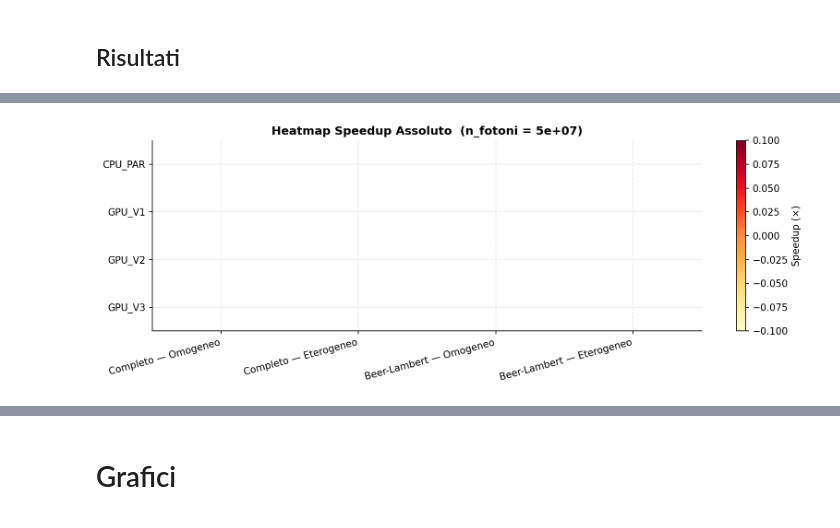
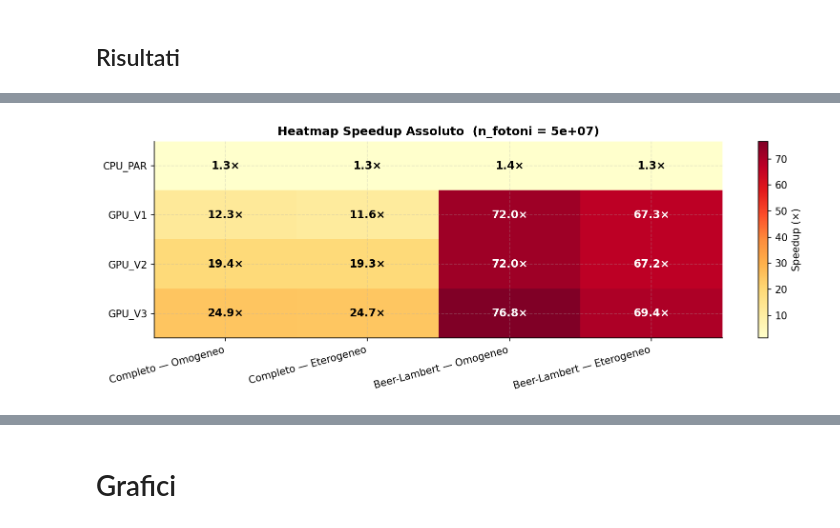
Before and after one commit to AngeP02/MonteCarloPerRadioterapia, a Jupyter notebook: Progetto_HPC.ipynb, the cells around one changed output, grey strips where cells are left out. Cells and saved outputs as stored; diff of their text form; code cells hidden in the pictures.

```diff
--- a/Progetto_HPC.ipynb
+++ b/Progetto_HPC.ipynb
@@ -57,12 +154,6 @@ numero_fotoni = 5000000
 numero_fotoni = 10000000
 # %%
 numero_fotoni = 50000000
-# %%
-numero_fotoni = 70000000
-# %%
-numero_fotoni = 80000000
-# %%
-numero_fotoni = 100000000
 # %% [markdown]
 # Codice CPU
 # %% [markdown]
@@ -6651,7 +6742,7 @@ for ax, mod in zip(assi.flat, modalita_presenti):
         stile = STILE_VERSIONE[versione]
         ax.semilogx(
             dati_versione["n_fotoni"],
-            dati_versione["speedup_assoluto"],
+            dati_versione["speedup_vs_seq"],
             color=stile["color"],
             marker=stile["marker"],
             linestyle=stile["ls"],
@@ -6763,32 +6855,32 @@ for j, mod in enumerate(modalita_presenti):
             (df_speedup["versione"]  == versione) &
             (df_speedup["n_fotoni"]  == n_fotoni_max)
         ]
         if not riga.empty:
-            matrice_speedup[i, j] = riga["speedup_assoluto"].values[0]
+            matrice_speedup[i, j] = riga["speedup_vs_seq"].values[0]
 
 fig, ax = plt.subplots(figsize=(11, 4))
 immagine = ax.imshow(matrice_speedup, cmap="YlOrRd", aspect="auto")
 plt.colorbar(immagine, ax=ax, label="Speedup (×)")
 
 ax.set_xticks(range(len(modalita_presenti)))
 ax.set_xticklabels([ETICHETTE_MODALITA[m] for m in modalita_presenti], rotation=15, ha="right")
 ax.set_yticks(range(len(versioni_no_seq)))
 ax.set_yticklabels(versioni_no_seq)
 
 valore_massimo = np.nanmax(matrice_speedup)
 for i in range(len(versioni_no_seq)):
     for j in range(len(modalita_presenti)):
         valore = matrice_speedup[i, j]
         if not np.isnan(valore):
             colore_testo = "white" if valore > valore_massimo * 0.6 else "black"
             ax.text(j, i, f"{valore:.1f}×", ha="center", va="center",
                     fontsize=11, fontweight="bold", color=colore_testo)
 
 ax.set_title(
     f"Heatmap Speedup Assoluto  (n_fotoni = {n_fotoni_max:.0e})",
     fontsize=12, fontweight="bold"
 )
 plt.tight_layout()
 salva_figura(fig, "10_heatmap_speedup")
 # %% [output]
-[figure, old version]
+[figure, new version]
```
Also changed, not shown: parts of 40 cells of this notebook.
